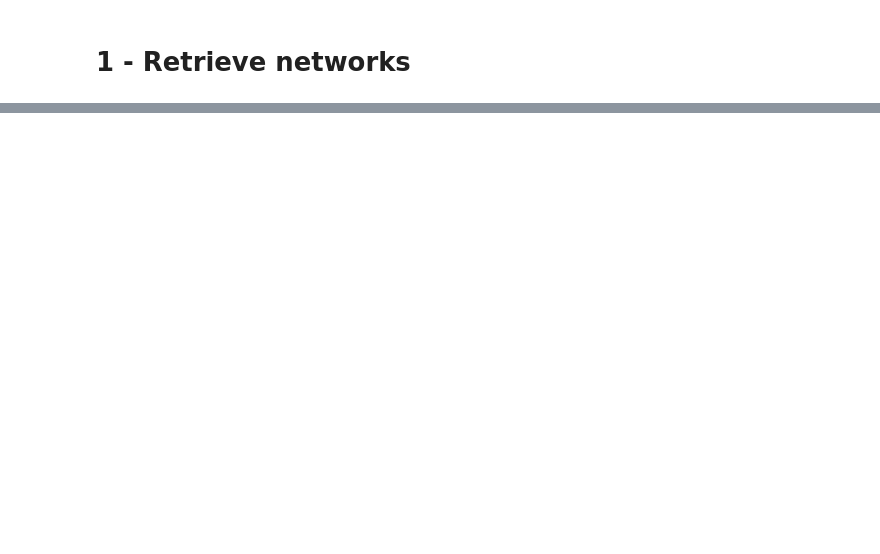
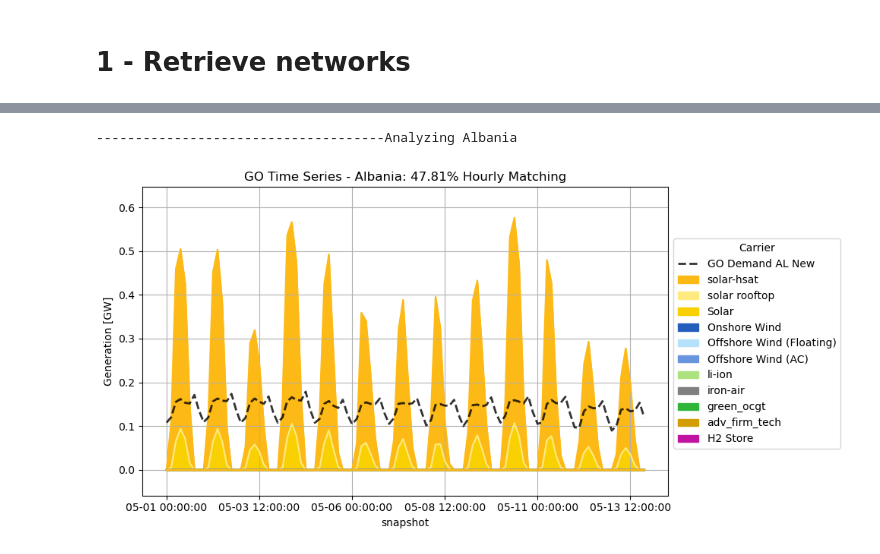
Before and after one commit to open-energy-transition/google-go, a Jupyter notebook: notebooks/plot_time_series.ipynb, the cells around one changed output, grey strips where cells are left out. Saved outputs shown, nothing was run; the diff lists cells and outputs as text; code cells hidden in the pictures; blank space fills up the shorter version.

Commit message:
automate time series using generate_time_series

```diff
--- a/notebooks/plot_time_series.ipynb
+++ b/notebooks/plot_time_series.ipynb
@@ -107,8 +95,8 @@ def get_time_series(n, df, country, date_time, title):
 # %% [markdown]
 # 1 - Retrieve networks
 # %%
-years = [2025, 2030, 2035, 2040]
 # Main
+years = [2025, 2030]
 scenarios = ["baseline",
              "energy-match-50",
              "hourly-match-50-90",
@@ -117,15 +105,29 @@ scenarios = ["baseline",
              "hourly-match-50-99",
              ]
 
+# years = [2025, 2030, 2035, 2040]
+# scenarios = ["baseline",
+#              "energy-match-25",
+#              "hourly-match-25-90",
+#              "hourly-match-25-95",
+#              "hourly-match-25-98",
+#              "hourly-match-25-99",
+#              ]
 
 # Sensitivities NOTE: change the folder directory for Sensitivites
+# years = [2025, 2030, 2035, 2040]
 # scenarios = ["baseline", # Main
 #              "hourly-match-noadd-10-99",
 #              "hourly-match-noadd-50-99",
 #              "hourly-match-noadd-90-99",
-#              "hourly-match-50-99", # Main
+#             ]
+
+# years = [2025, 2030]
+# scenarios = ["hourly-match-50-99", # Main
+#              "hourly-match-co2-price25-50-99",
 #              "hourly-match-no-clean-firm-50-99",
 #              "hourly-match-no-LDES-50-99",
+#              "hourly-match-EU-50-99",
 #             ]
 
 
@@ -146,7 +148,7 @@ for year, sc in index:
         print(f"{sc}-{year} not availabe")
         continue
     n = prepare_network(n)
-    n = rename_year(n, year)
+    n = drop_year(n)
     n.name = f"{sc}-{year}"
     df_networks.loc[(year, sc), "network"] = n
 
@@ -223,0 +190,52 @@ for country in sorted(countries):
+# %%
+# Precompute GoO stats
+df_GoO, _ = get_stats_all(
+    df_networks["GoO"],
+    "energy_balance",
+    groupby=["country", "carrier"],
+    aggregate_time=False
+)
+
+# Get sorted list of countries, excluding empty strings
+countries = sorted(set(df_networks.iloc[0, 0].buses.country.unique()) - {""})
+
+fig_base_path = "figures/GoO_time_series/country"
+
+for country in countries:
+    cc_name = cc.convert(country, to="short_name")
+
+    if save_fig:
+        country_fig_path = os.path.join(fig_base_path, cc_name)
+        os.makedirs(country_fig_path, exist_ok=True)
+
+    print(f"-------------------------------------Analyzing {cc_name}")
+
+    for year, scenario in df_networks.index:
+        if scenario == "baseline":
+            continue
+
+        title_fig = f"GO Time Series - {scenario} - {cc_name}"
+
+        # Filter and clean data
+        df_balance = clean_virtual_names(df_GoO[(year, scenario)])
+        df_country = df_balance.xs(country, level="country").groupby("carrier").sum()
+        df_country = df_country[df_country.index != "GoO"] * 1e-3
+
+        # Load GO demand
+        m = df_networks.loc[(year, scenario), "GoO"]
+        df_load = m.loads_t.p_set[f"GO Demand {country} New"] * 1e-3
+
+        # Generate and save figure
+        fig = get_time_series(
+            m,
+            df_country,
+            df_load,
+            date_time,
+            title=f"GO Time Series - {cc_name}"
+        )
+
+        if save_fig:
+            fig.savefig(os.path.join(country_fig_path, f"{title_fig}.png"), dpi=300, bbox_inches="tight")
+# %% [output]
+-------------------------------------Analyzing Albania
+[figure, added]
```
Also changed, not shown: parts of 5 cells of this notebook, 2 other files.
